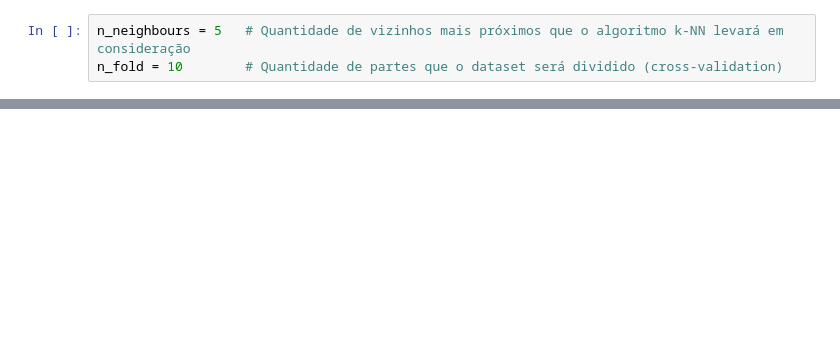
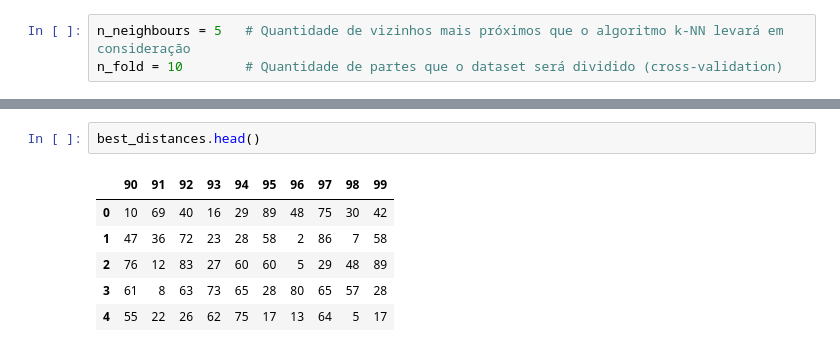
Before and after one commit to cardosorrenan/reconhecimentopadroes-ufc, a Jupyter notebook: trab1_k_nn.ipynb, the cells around one changed output, grey strips where cells are left out. Drawn from its saved outputs; the diff is of its cells as text; blank space fills up the shorter version.

```diff
--- a/trab1_k_nn.ipynb
+++ b/trab1_k_nn.ipynb
@@ -179,0 +224,9 @@ output.head()
+# %%
+best_distances.head()
+# %% [output]
+|  | 90 | 91 | 92 | 93 | 94 | 95 | 96 | 97 | 98 | 99 |
+| 0 | 10 | 69 | 40 | 16 | 29 | 89 | 48 | 75 | 30 | 42 |
+| 1 | 47 | 36 | 72 | 23 | 28 | 58 | 2 | 86 | 7 | 58 |
+| 2 | 76 | 12 | 83 | 27 | 60 | 60 | 5 | 29 | 48 | 89 |
+| 3 | 61 | 8 | 63 | 73 | 65 | 28 | 80 | 65 | 57 | 28 |
+| 4 | 55 | 22 | 26 | 62 | 75 | 17 | 13 | 64 | 5 | 17 |
```
Also changed, not shown: parts of 22 cells of this notebook.
